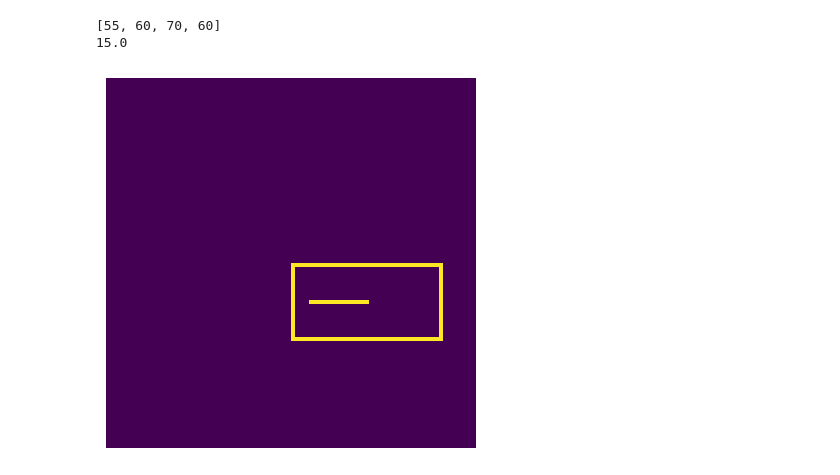
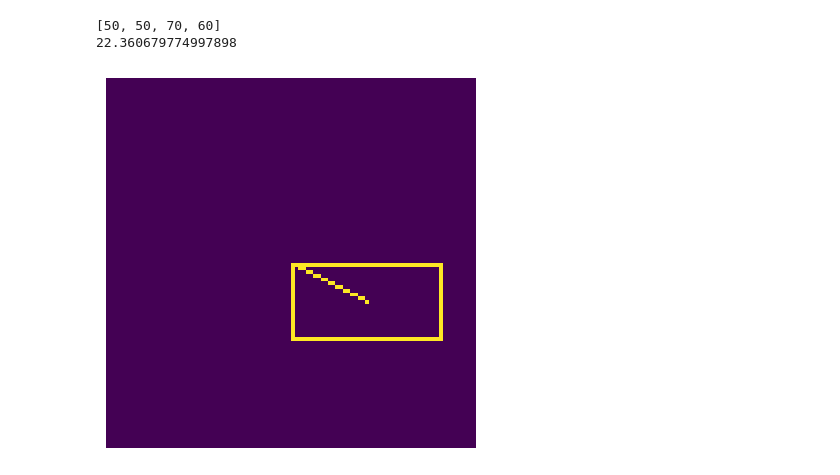
Before and after one commit to helenprokonina/Distance_project, a Jupyter notebook: test.ipynb, the cells around one changed output. Drawn from its saved outputs; the diff is of its cells as text; code cells hidden in the pictures.

```diff
--- a/test.ipynb
+++ b/test.ipynb
@@ -53,12 +53,12 @@ def distance(point, rectangle):
     plt.axis("off")
     return d
 # %%
-d = distance([55,60], [50, 50, 90, 70])
+d = distance([50,50], [50, 50, 90, 70])
 print(d)
 # %% [output]
-[55, 60, 70, 60]
-15.0
+[50, 50, 70, 60]
+22.360679774997898
-[figure, old version]
+[figure, new version]
 # %%
 def get_distance(rect1, rect2):
     # take senter of person as a point
```
Also changed, not shown: parts of 3 cells of this notebook.
